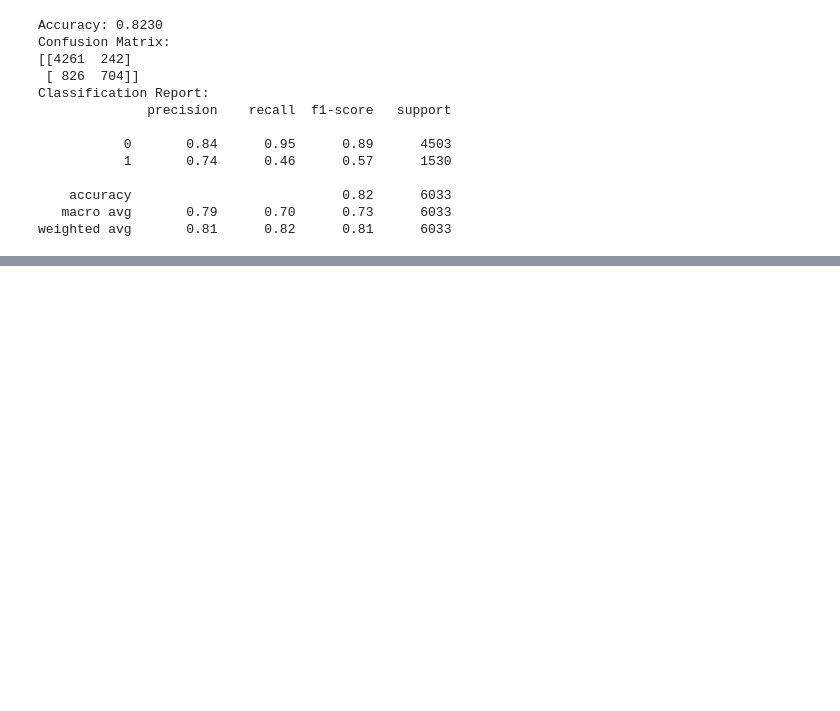
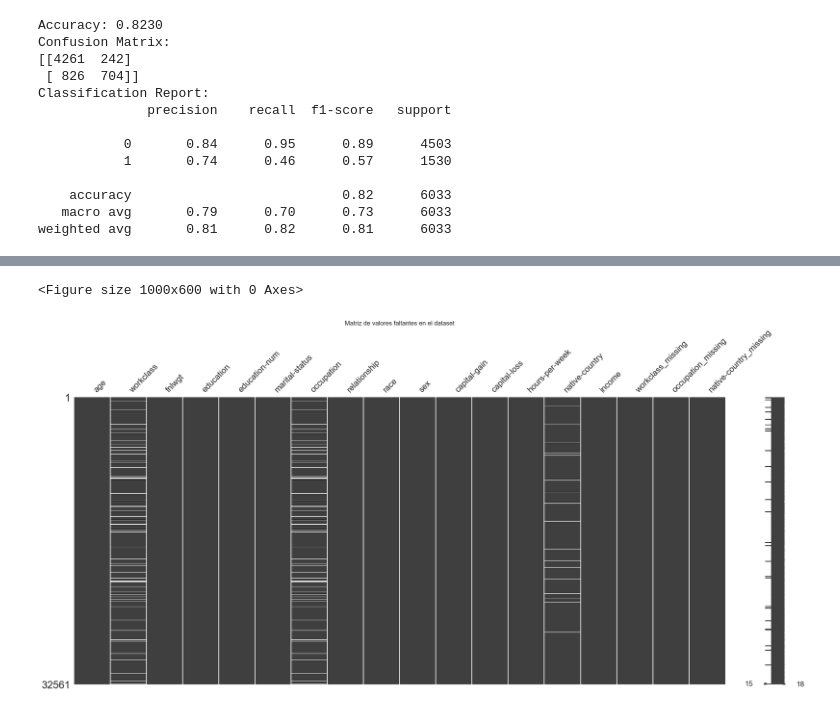
Before and after one commit to josegabriel8/Obtencion-almacenamiento-y-procesamiento-de-datos-sociales-digitales, a Jupyter notebook: adult.ipynb, the cells around one changed output, grey strips where cells are left out. Cells and saved outputs as stored; diff of their text form; code cells hidden in the pictures; blank space fills up the shorter version.

```diff
--- a/adult.ipynb
+++ b/adult.ipynb
@@ -327,0 +437,68 @@ weighted avg       0.81      0.82      0.81      6033
+# %%
+import pandas as pd
+import numpy as np
+import matplotlib.pyplot as plt
+import seaborn as sns
+from sklearn.linear_model import LogisticRegression
+from sklearn.metrics import roc_auc_score
+from scipy.stats import ttest_ind
+
+# Variables de interés con valores faltantes
+vars_with_missing = ['workclass', 'occupation', 'native-country']
+
+# Crear una copia del DataFrame original para análisis
+data_analysis = data.copy()
+
+# 1. Crear indicadores de missingness para cada variable
+for col in vars_with_missing:
+    data_analysis[f'{col}_missing'] = data_analysis[col].isnull().astype(int)
+
+# 2. Comparar estadísticas descriptivas: por ejemplo, comparar la variable "age" en los grupos missing vs non-missing
+for col in vars_with_missing:
+    indicator = f'{col}_missing'
+    group_missing = data_analysis.loc[data_analysis[indicator] == 1, 'age']
+    group_not_missing = data_analysis.loc[data_analysis[indicator] == 0, 'age']
+    mean_missing = group_missing.median()
+    mean_not_missing = group_not_missing.median()
+    t_stat, p_val = ttest_ind(group_missing, group_not_missing, nan_policy='omit')
+    print(f"Variable: {col}")
+    print(f"  Edad promedio (missing): {mean_missing:.2f}")
+    print(f"  Edad promedio (no missing): {mean_not_missing:.2f}")
+    print(f"  p-valor del t-test: {p_val:.4f}\n")
+
+# 3. Usar regresión logística para evaluar si se puede predecir la ausencia de datos a partir de otras variables
+# Seleccionamos algunas variables numéricas que puedan ser predictoras (ajusta según tu dataset)
+predictors = ['age', 'education-num', 'capital-gain', 'capital-loss', 'hours-per-week']
+
+for col in vars_with_missing:
+    indicator = f'{col}_missing'
+    # Eliminar filas con missing en las variables predictoras
+    sub_data = data_analysis.dropna(subset=predictors)
+    X = sub_data[predictors]
+    y = sub_data[indicator]
+
+    # Ajustar el modelo de regresión logística
+    model = LogisticRegression(max_iter=1000, solver='lbfgs')
+    model.fit(X, y)
+
+    # Calcular las probabilidades predichas y el AUC
+    y_pred_proba = model.predict_proba(X)[:, 1]
+    auc = roc_auc_score(y, y_pred_proba)
+
+    print(f"AUC para predecir missingness en {col}: {auc:.3f}")
+
+    # Opcional: visualizar la importancia de cada predictor (coeficientes)
+    coef_df = pd.DataFrame({'Predictor': predictors, 'Coeficiente': model.coef_[0]})
+    coef_df = coef_df.sort_values(by='Coeficiente', key=abs, ascending=False)
+    print(coef_df, "\n")
+
+# 4. Visualización de la matriz de valores faltantes (opcional, usando missingno)
+try:
+    import missingno as msno
+    plt.figure(figsize=(10, 6))
+    msno.matrix(data_analysis)
+    plt.title("Matriz de valores faltantes en el dataset")
+    plt.show()
+except ImportError:
+    print("El paquete 'missingno' no está instalado. Puedes instalarlo con: pip install missingno")
+# %% [output]
@@ -327,0 +522,2 @@ weighted avg       0.81      0.82      0.81      6033
+<Figure size 1000x600 with 0 Axes>
+[figure, added]
```
Also changed, not shown: parts of 12 cells of this notebook.
